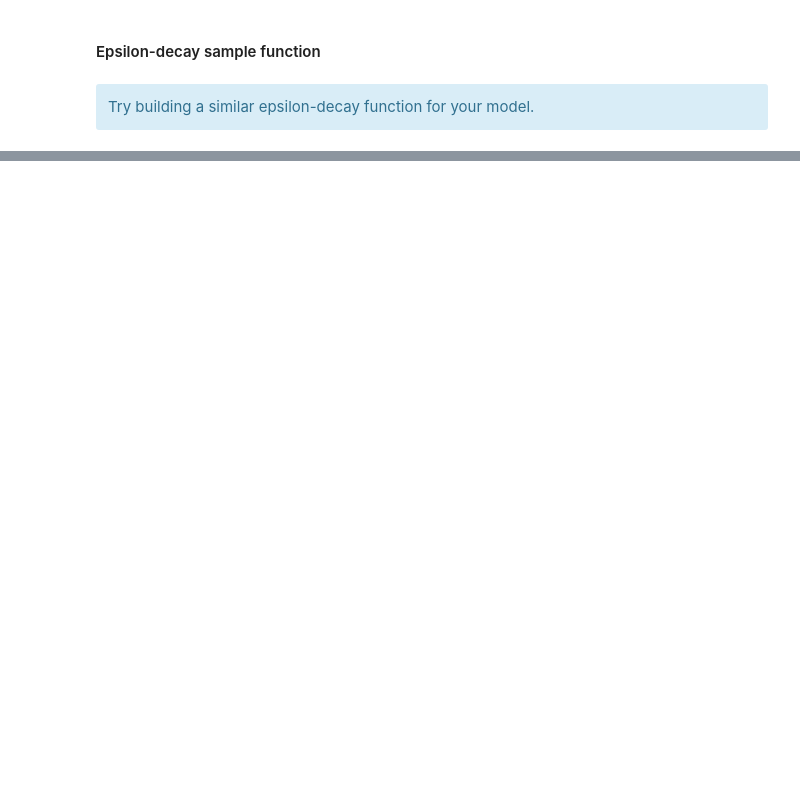
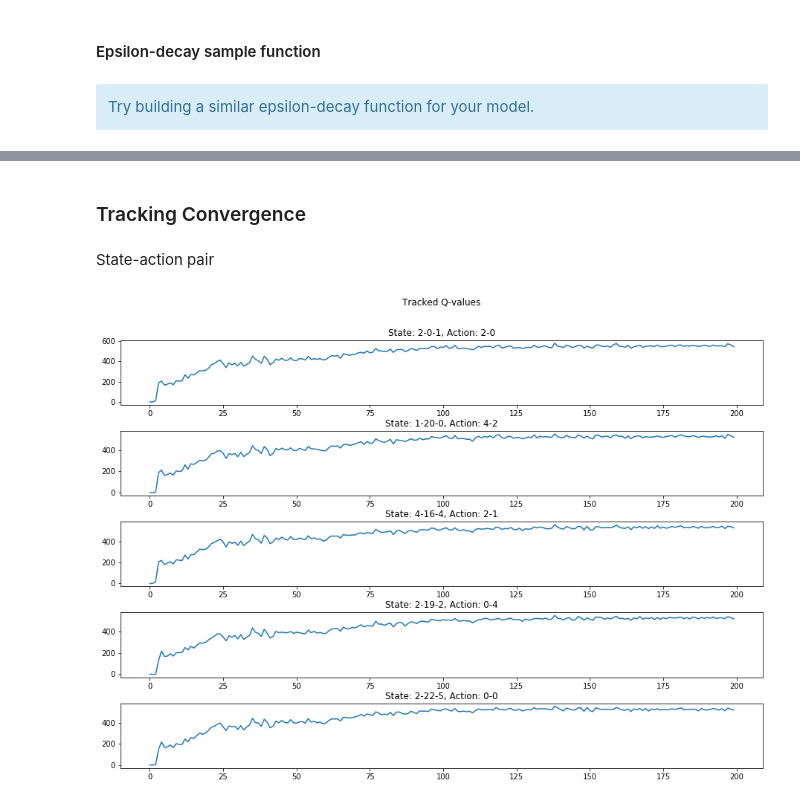
Before and after one commit to raditz2488/RL-CabDriver, a Jupyter notebook: DQN_Agent_Arch1.ipynb, the cells around one changed output, grey strips where cells are left out. Cells and saved outputs as stored; diff of their text form; code cells hidden in the pictures; blank space fills up the shorter version.

```diff
--- a/DQN_Agent_Arch1.ipynb
+++ b/DQN_Agent_Arch1.ipynb
@@ -33,0 +46,8 @@ Time_matrix = np.load("TM.npy")
+# %%
+# Functions to convert action to str and vice versa
+def action_to_str(action):
+    return f'{action[0]}-{action[1]}'
+
+def str_to_action(action_str):
+    action = [int(i) for i in action_str.split('-')]
+    return (action[0], action[1])
@@ -33,0 +64,11 @@ Time_matrix = np.load("TM.npy")
+# %%
+state_action_pairs = [((2, 0, 1), (2, 0)), ((1, 20, 0), (4, 2)), ((4, 16, 4), (2, 1)), ((2, 19, 2), (0, 4)), ((2, 22, 5), (0, 0))]
+
+for state_action in state_action_pairs:
+    state = state_action[0]
+    action = state_action[1]
+
+    state_str = state_to_str(state)
+    action_str = action_to_str(action)
+
+    States_track[state_str][action_str] = []
@@ -276,0 +327,33 @@ plt.show()
+# %% [markdown]
+### Tracking Convergence
+# %% [markdown]
+State-action pair
+# %%
+rows = 5
+row_num = 0
+#episode_numbers = np.arange(threshold, EPISODES + 1, threshold)
+
+fig, ax = plt.subplots(rows,1, figsize=[15,10])
+
+
+for index, state_str in enumerate(States_track.keys()):
+    for action_str in States_track[state_str].keys():
+
+        action_values = States_track[state_str][action_str]
+        xaxis = np.arange(len(action_values))
+
+        ax[row_num].plot(xaxis, action_values)
+        ax[row_num].set_title("State: {}, Action: {}".format(state_str, action_str))
+
+        row_num += 1
+
+plt.subplots_adjust(left=0.1,
+                    bottom=0.1,
+                    right=0.9,
+                    top=0.9,
+                    wspace=0.4,
+                    hspace=0.4)
+fig.suptitle('Tracked Q-values')
+plt.show()
+# %% [output]
+[figure, added]
```
Also changed, not shown: parts of 30 cells of this notebook, 4 other files.
